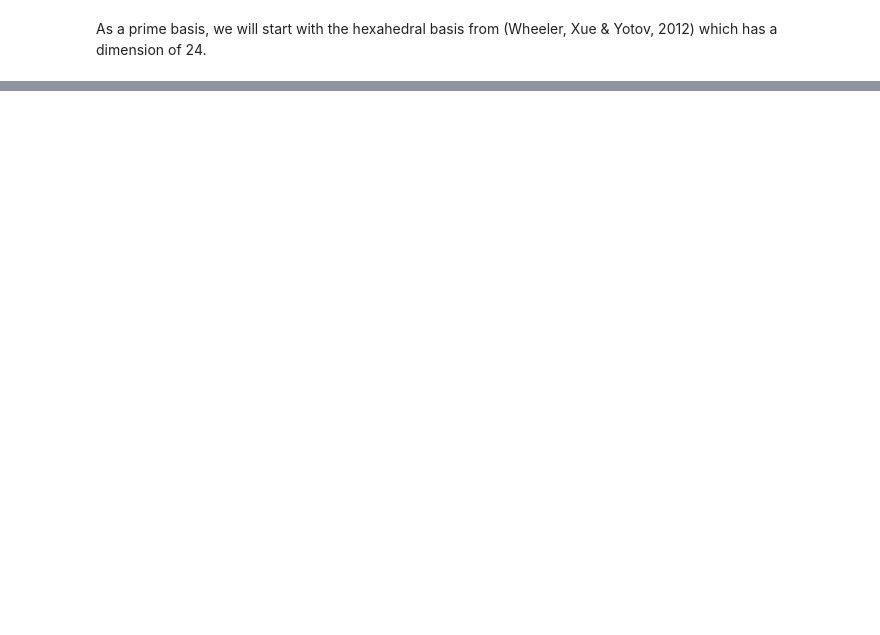
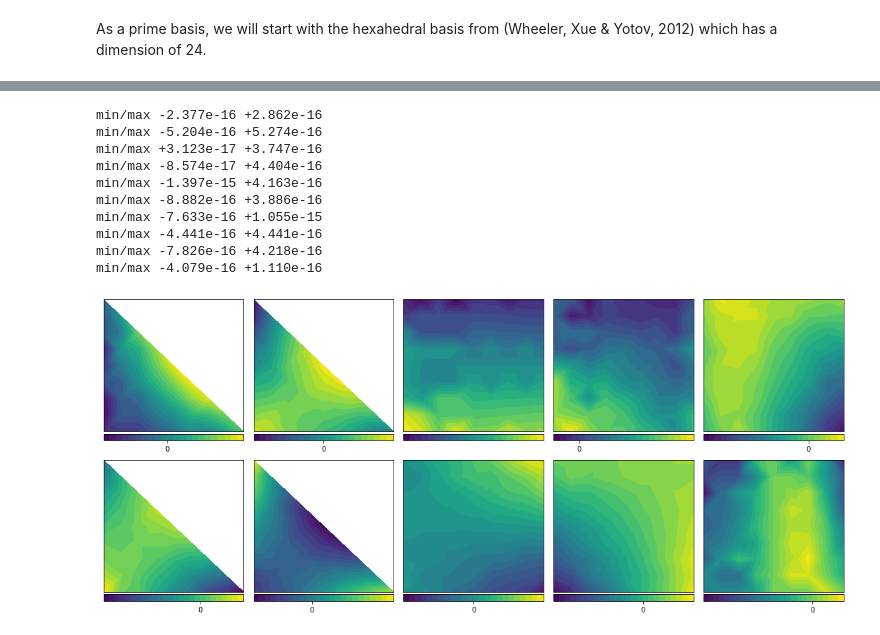
Before and after one commit to TDycores-Project/toy-problems, a Jupyter notebook: HdivSetup/WhatDoWeHaveLeft.ipynb, the cells around one changed output, grey strips where cells are left out. Drawn from its saved outputs; the diff is of its cells as text; code cells hidden in the pictures; blank space fills up the shorter version.

```diff
--- a/HdivSetup/WhatDoWeHaveLeft.ipynb
+++ b/HdivSetup/WhatDoWeHaveLeft.ipynb
@@ -144,0 +174,31 @@ Singular values: [8.37687358 7.0569892  3.74627962 3.35751189 2.76836448 2.75235
+# %%
+def PlotBasisPlane(condition,x,y,normal,basis,ax):
+    ind = np.where(condition)[0]
+    T = tri.Triangulation(x[ind],y[ind])
+    data = normal @ basis[:,ind]
+    print("min/max %+.3e %+.3e" % (data.min(),data.max()))
+    p = ax.tricontourf(T,data,25)
+    ax.set_xticks([]); ax.set_yticks([])
+    divider = make_axes_locatable(ax)
+    cax = divider.append_axes('bottom',size='5%',pad=0.05)
+    plt.colorbar(p,cax=cax,ticks=[0,1],orientation='horizontal')
+
+fig,ax = plt.subplots(nrows=Pr.shape[1],ncols=5,tight_layout=True,figsize=(15,6.5))
+for i in range(Pr.shape[1]):
+    PlotBasisPlane(np.abs(zp-(+1))<1e-3,xp,yp,[ 0, 0,+1],Pr[:,i,:],ax[i,0])
+    PlotBasisPlane(np.abs(zp-(-1))<1e-3,xp,yp,[ 0, 0,-1],Pr[:,i,:],ax[i,1])
+    PlotBasisPlane(np.abs(xp-(-1))<1e-3,yp,zp,[-1, 0, 0],Pr[:,i,:],ax[i,2])
+    PlotBasisPlane(np.abs(yp-(-1))<1e-3,xp,zp,[ 0,-1, 0],Pr[:,i,:],ax[i,3])
+    PlotBasisPlane(np.abs(xp+yp  )<1e-3,yp,zp,[+1,+1, 0],Pr[:,i,:],ax[i,4])
+# %% [output]
+min/max -2.377e-16 +2.862e-16
+min/max -5.204e-16 +5.274e-16
+min/max +3.123e-17 +3.747e-16
+min/max -8.574e-17 +4.404e-16
+min/max -1.397e-15 +4.163e-16
+min/max -8.882e-16 +3.886e-16
+min/max -7.633e-16 +1.055e-15
+min/max -4.441e-16 +4.441e-16
+min/max -7.826e-16 +4.218e-16
+min/max -4.079e-16 +1.110e-16
+[figure, added]
```
Also changed, not shown: parts of 21 cells of this notebook.
